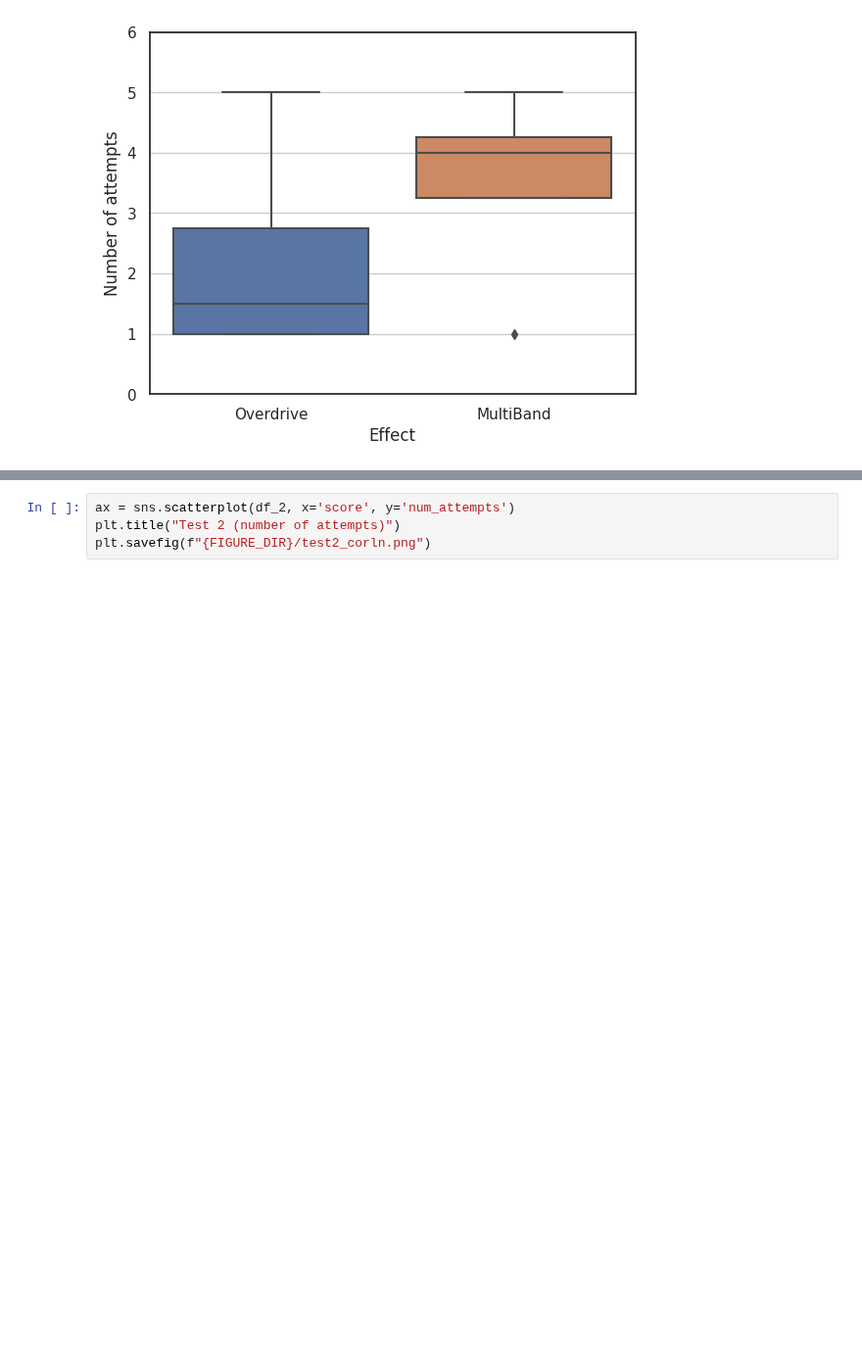
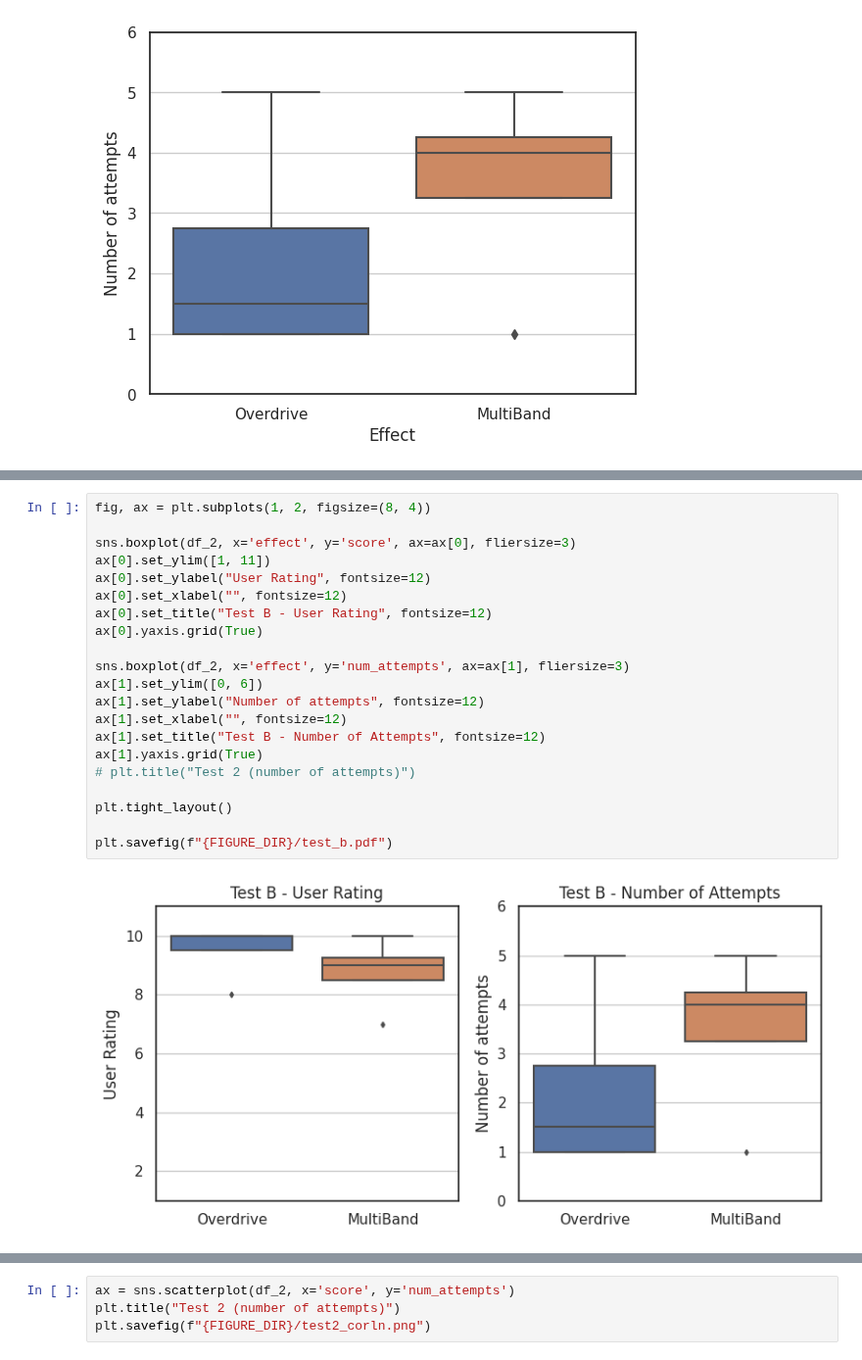
Before and after one commit to kieran-grant/Level5ProjectAudioVAE, a Jupyter notebook: src/evaluation/expert_evaluation.ipynb, the cells around one changed output, grey strips where cells are left out. Shown at 98% size. Cells and saved outputs as stored; diff of their text form; blank space fills up the shorter version.

```diff
--- a/src/evaluation/expert_evaluation.ipynb
+++ b/src/evaluation/expert_evaluation.ipynb
@@ -99,3 +114,26 @@ plt.savefig(f"{FIGURE_DIR}/test2_attempts.pdf")
+# %%
+fig, ax = plt.subplots(1, 2, figsize=(8, 4))
+
+sns.boxplot(df_2, x='effect', y='score', ax=ax[0], fliersize=3)
+ax[0].set_ylim([1, 11])
+ax[0].set_ylabel("User Rating", fontsize=12)
+ax[0].set_xlabel("", fontsize=12)
+ax[0].set_title("Test B - User Rating", fontsize=12)
+ax[0].yaxis.grid(True)
+
+sns.boxplot(df_2, x='effect', y='num_attempts', ax=ax[1], fliersize=3)
+ax[1].set_ylim([0, 6])
+ax[1].set_ylabel("Number of attempts", fontsize=12)
+ax[1].set_xlabel("", fontsize=12)
+ax[1].set_title("Test B - Number of Attempts", fontsize=12)
+ax[1].yaxis.grid(True)
+# plt.title("Test 2 (number of attempts)")
+
+plt.tight_layout()
+
+plt.savefig(f"{FIGURE_DIR}/test_b.pdf")
+# %% [output]
+[figure, added]
 # %%
 fig, ax = plt.subplots(1, 3, figsize=(13, 4))
 
```
Also changed, not shown: parts of 2 cells of this notebook, 12 other files.
